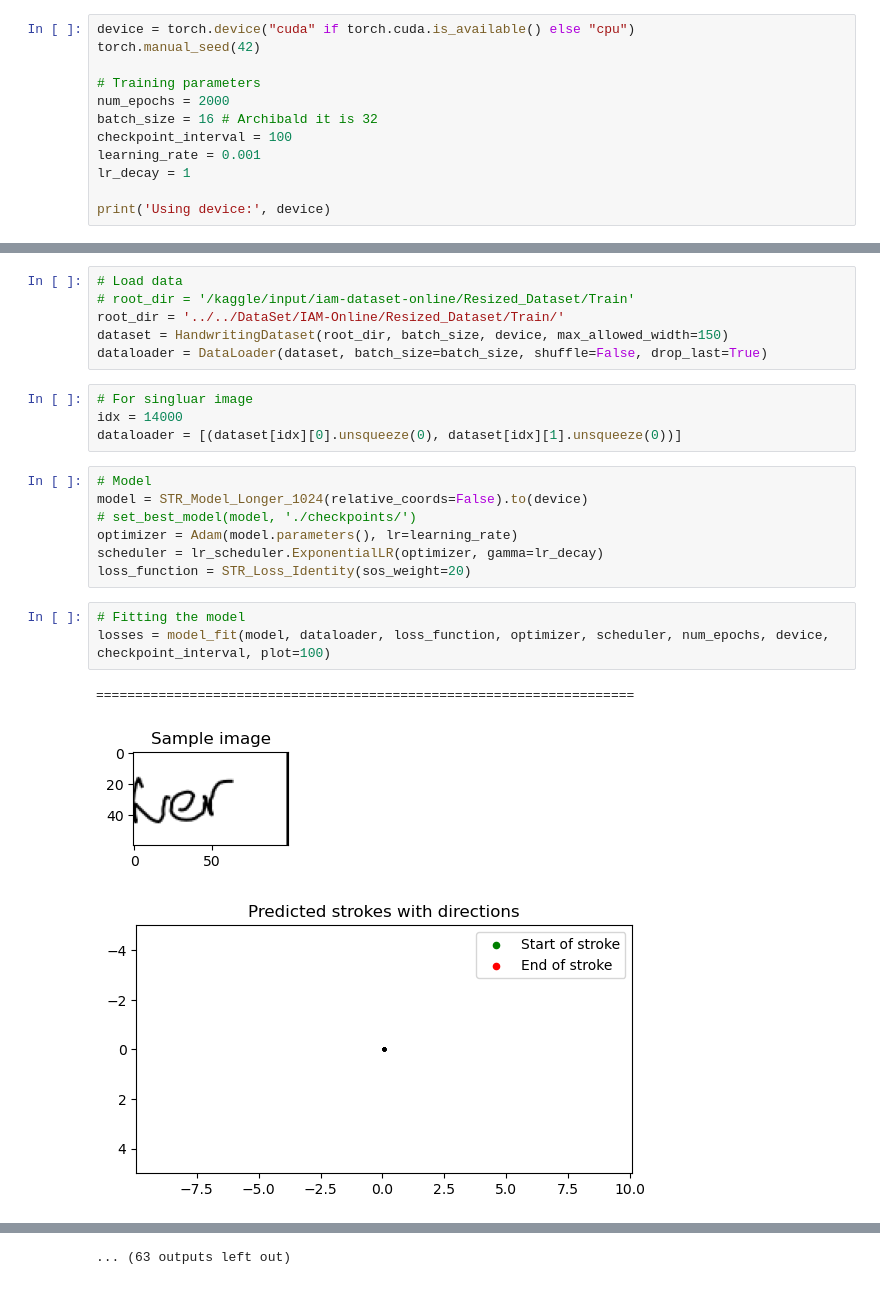
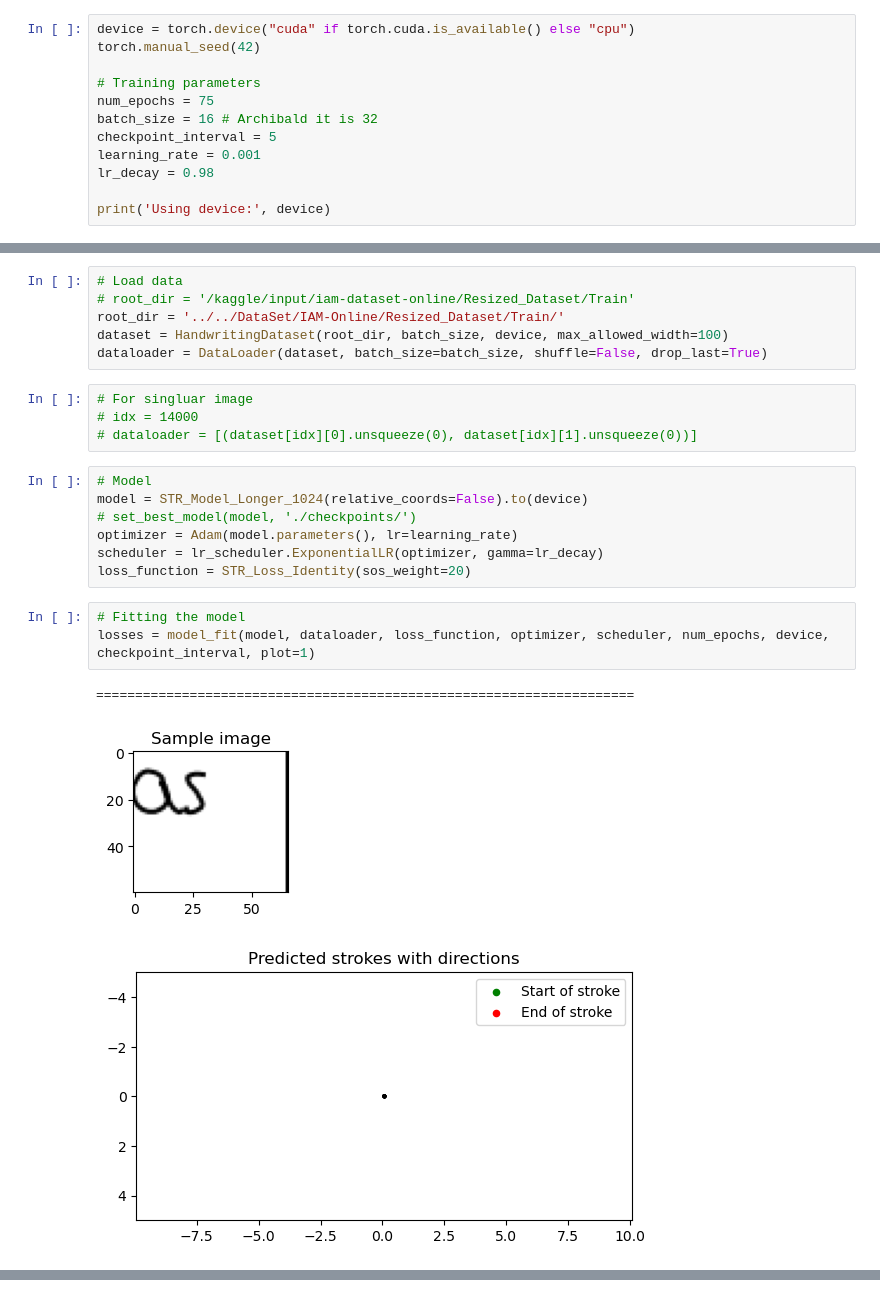
Before and after one commit to Shambu-K/handwriting-generator-model, a Jupyter notebook: Code/STR_model/train.ipynb, the cells around one changed output, grey strips where cells are left out. Cells and saved outputs as stored; diff of their text form.

```diff
--- a/Code/STR_model/train.ipynb
+++ b/Code/STR_model/train.ipynb
@@ -76,11 +76,11 @@ device = torch.device("cuda" if torch.cuda.is_available() else "cpu")
 torch.manual_seed(42)
 
 # Training parameters
-num_epochs = 2000
+num_epochs = 75
 batch_size = 16 # Archibald it is 32
-checkpoint_interval = 100
+checkpoint_interval = 5
 learning_rate = 0.001
-lr_decay = 1
+lr_decay = 0.98
 
 print('Using device:', device)
 # %% [output]
@@ -89,12 +89,12 @@ Using device: cuda
 # Load data
 # root_dir = '/kaggle/input/iam-dataset-online/Resized_Dataset/Train'
 root_dir = '../../DataSet/IAM-Online/Resized_Dataset/Train/'
-dataset = HandwritingDataset(root_dir, batch_size, device, max_allowed_width=150)
+dataset = HandwritingDataset(root_dir, batch_size, device, max_allowed_width=100)
 dataloader = DataLoader(dataset, batch_size=batch_size, shuffle=False, drop_last=True)
 # %%
 # For singluar image
-idx = 14000
-dataloader = [(dataset[idx][0].unsqueeze(0), dataset[idx][1].unsqueeze(0))]
+# idx = 14000
+# dataloader = [(dataset[idx][0].unsqueeze(0), dataset[idx][1].unsqueeze(0))]
 # %%
 # Model
 model = STR_Model_Longer_1024(relative_coords=False).to(device)
@@ -104,8 +104,8 @@ scheduler = lr_scheduler.ExponentialLR(optimizer, gamma=lr_decay)
 loss_function = STR_Loss_Identity(sos_weight=20)
 # %%
 # Fitting the model
-losses = model_fit(model, dataloader, loss_function, optimizer, scheduler, num_epochs, device, checkpoint_interval, plot=100)
+losses = model_fit(model, dataloader, loss_function, optimizer, scheduler, num_epochs, device, checkpoint_interval, plot=1)
 # %% [output]
 =====================================================================
-[figure, old version]
+[figure, new version]
 [figure]
@@ -153,3 +122,2 @@ Epoch: 200 | Loss: 4.735672408169644
-... (63 outputs left out)
 # %%
 plot_losses(losses)
```
Also changed, not shown: parts of 2 cells of this notebook.
